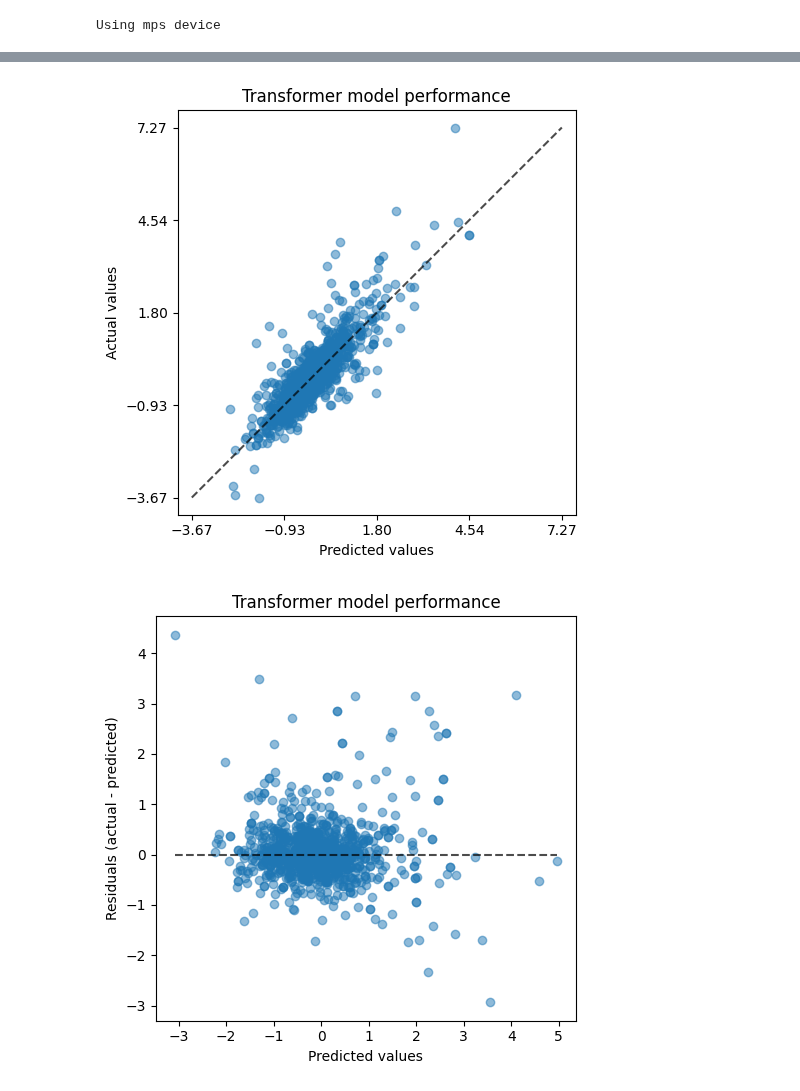
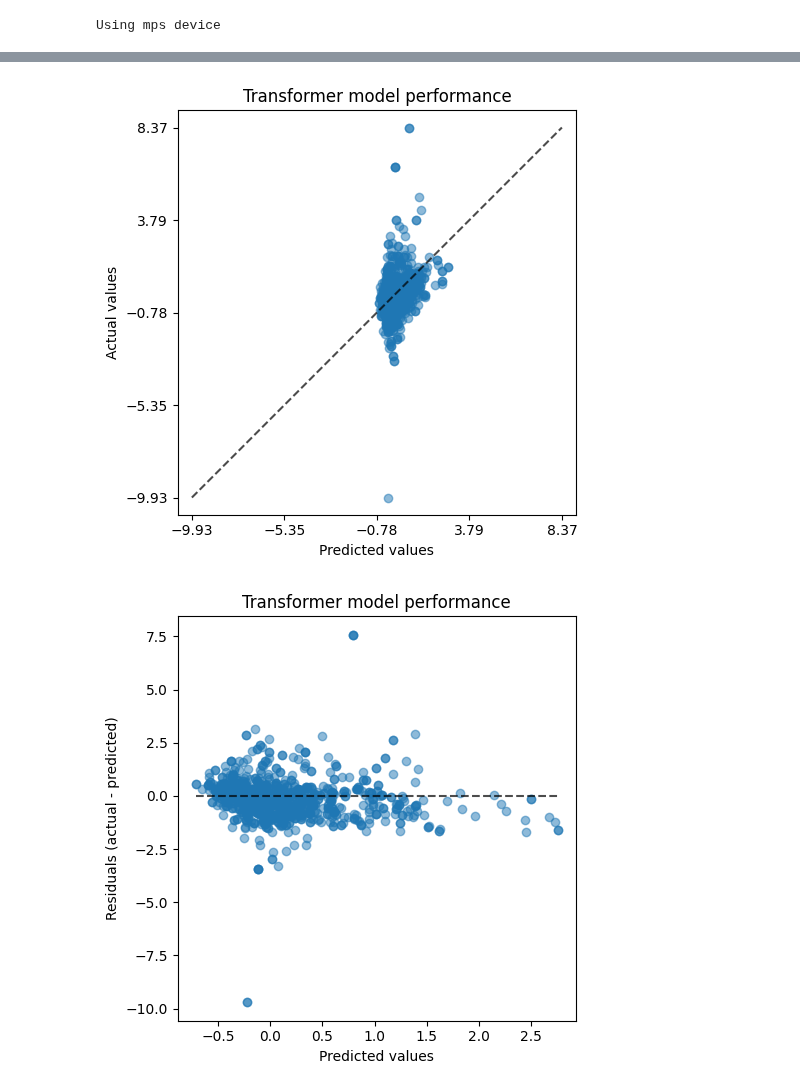
Before and after one commit to diabhaque/Yogen, a Jupyter notebook: notebooks/8_model_building/regression_transformer.ipynb, the cells around one changed output, grey strips where cells are left out. Saved outputs shown, nothing was run; the diff lists cells and outputs as text; code cells hidden in the pictures.

Commit message:
Updated model and visualizations

```diff
--- a/notebooks/8_model_building/regression_transformer.ipynb
+++ b/notebooks/8_model_building/regression_transformer.ipynb
@@ -152,3 +152,6 @@ feature_columns
+# %%
+def drop_invalid_rows(df, column):
+    return df[~df[column].isna()].reset_index(drop=True)
 # %% [markdown]
 ### Dataset Prep
 # %%
@@ -156,30 +159,26 @@ df = pd.read_csv(model_ready_data_path)
 df = df[df["year"] <= eval_end_year]
 df = df.sample(frac=1).reset_index(drop=True)
 df = df.sort_values(by=["year"]).reset_index(drop=True)
-df = get_most_active_municipalities(df, count_column=f"population", n=500)
+# df = get_most_active_municipalities(df, count_column=f"population", n=500)
 
 df["area_code"] = df["area_code"].astype(str)
 
 # Weighting by population
-# df["log_population"] = df["population"].apply(lambda x: np.log(1 + x))
-# df["weight"] = df.groupby("year")["log_population"].transform(lambda x: x - x.min() + 1)
-df["weight"] = 1
+df["log_population"] = df["population"].apply(lambda x: np.log10(1 + x))
+df["weight"] = df.groupby("year")["log_population"].transform(lambda x: x - x.min() + 1)
+# df["weight"] = 1
 
 # Split into Train and Eval
 train_df = df[(df["year"] >= start_year) & (df["year"] < eval_start_year)]
 eval_df = df[df["year"] >= eval_start_year]
 
 train_dfs = {
-    asset_type: train_df[~train_df[f"{asset_type}_{metric_pct_chg}"].isna()]
-    .reset_index(drop=True)
-    .fillna(0) # only for excess columns
+    asset_type: drop_invalid_rows(train_df, f"{asset_type}_{normalized_metric_sharpe}")
     for asset_type in asset_types_to_train
 }
 
 eval_dfs = {
-    asset_type: eval_df[~eval_df[f"{asset_type}_{metric_pct_chg}"].isna()]
-    .reset_index(drop=True)
-    .fillna(0) # only for excess columns
+    asset_type: drop_invalid_rows(eval_df, f"{asset_type}_{normalized_metric_sharpe}")
     for asset_type in asset_types_to_train
 }
 
@@ -470,7 +465,7 @@ R2_score: -1.0914714336395264
 # %%
 learning_rate = 3e-4  # 3e-4
-weight_decay = 1e-2  # 1
-num_epochs = 100
+weight_decay = 1  # 1
+num_epochs = 30
 # %%
 num_training_steps = num_epochs * len(train_dataloader)
 optimizer = AdamW(model.parameters(), lr=learning_rate, weight_decay=weight_decay)
@@ -555,20 +551,0 @@ Eval R2: 0.2138
-# %%
-years = [2021, 2022]
-
-prediction_df = df.copy()
-prediction_df = prediction_df[prediction_df["year"].isin(years)]
-prediction_df["predicted_normalized_return"] = prediction_df.apply(
-    lambda row: predict_returns(
-        model, row["area_code"], row["year"], row["asset_type"]
-    ),
-    axis=1,
-)
-prediction_df[
-    [
-        "year",
-        "area_code",
-        "predicted_normalized_return",
-        metric_pct_chg,
-        normalized_metric_pct_chg,
-    ]
-]
@@ -599,7 +604,7 @@ prediction_df[
 # %%
 _, ax = plt.subplots(figsize=(5, 5))
 display = PredictionErrorDisplay.from_predictions(
-    prediction_df[normalized_metric_pct_chg],
+    prediction_df[f"{investment_asset_type}_{normalized_metric_sharpe}"],
     prediction_df["predicted_normalized_return"],
     kind="actual_vs_predicted",
     ax=ax,
@@ -608,20 +613,20 @@ display = PredictionErrorDisplay.from_predictions(
 ax.set_title("Transformer model performance")
 plt.tight_layout()
 # %% [output]
-[figure, old version]
+[figure, new version]
 # %%
 _, ax = plt.subplots(figsize=(5, 5))
 display = PredictionErrorDisplay.from_predictions(
-    prediction_df[normalized_metric_pct_chg],
+    prediction_df[f"{investment_asset_type}_{normalized_metric_sharpe}"],
     prediction_df["predicted_normalized_return"],
     kind="residual_vs_predicted",
     ax=ax,
     scatter_kwargs={"alpha": 0.5},
 )
 ax.set_title("Transformer model performance")
 plt.tight_layout()
 # %% [output]
-[figure, old version]
+[figure, new version]
 # %%
 model
 # %% [output]
```
Also changed, not shown: parts of 30 cells of this notebook, 6 other files.
